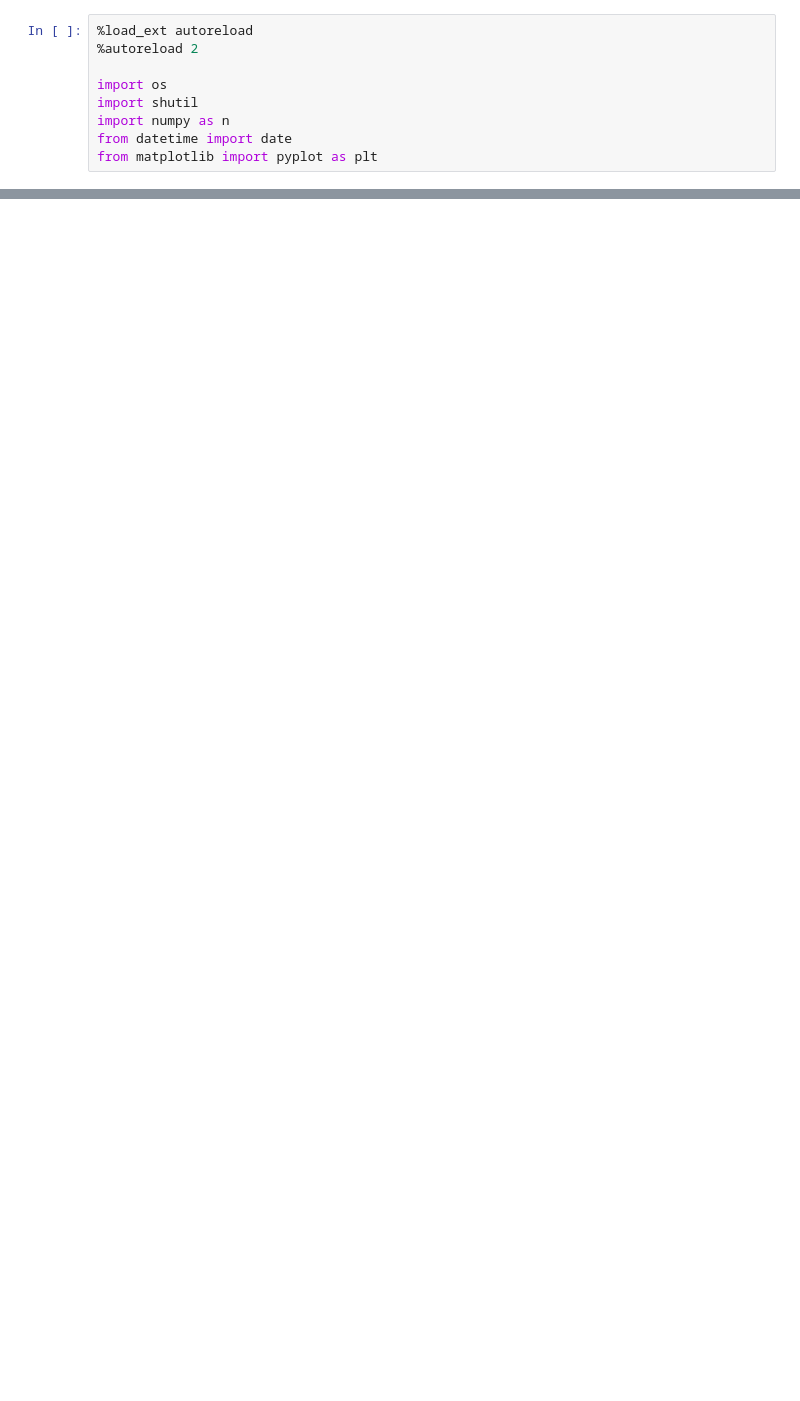
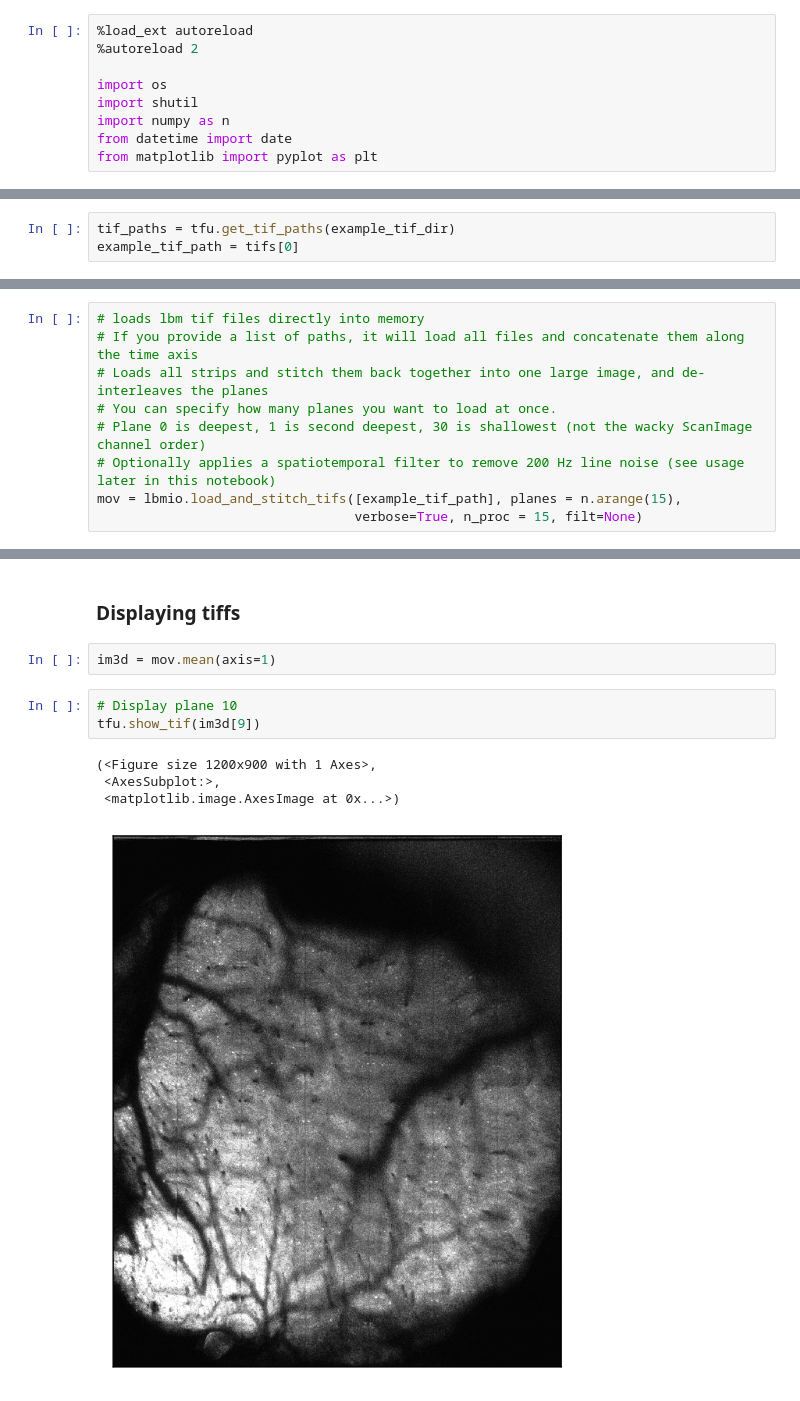
Before and after one commit to alihaydaroglu/suite3d, a Jupyter notebook: notebooks/example.ipynb, the cells around one changed output, grey strips where cells are left out. Saved outputs shown, nothing was run; the diff lists cells and outputs as text; blank space fills up the shorter version.

Commit message:
demo notebook

```diff
--- a/notebooks/example.ipynb
+++ b/notebooks/example.ipynb
@@ -19,0 +27,3 @@ ModuleNotFoundError: No module named 'suite2p.suite2p'
+# %%
+tif_paths = tfu.get_tif_paths(example_tif_dir)
+example_tif_path = tifs[0]
@@ -19,0 +34,9 @@ ModuleNotFoundError: No module named 'suite2p.suite2p'
+# %%
+# loads lbm tif files directly into memory
+# If you provide a list of paths, it will load all files and concatenate them along the time axis
+# Loads all strips and stitch them back together into one large image, and de-interleaves the planes
+# You can specify how many planes you want to load at once.
+# Plane 0 is deepest, 1 is second deepest, 30 is shallowest (not the wacky ScanImage channel order)
+# Optionally applies a spatiotemporal filter to remove 200 Hz line noise (see usage later in this notebook)
+mov = lbmio.load_and_stitch_tifs([example_tif_path], planes = n.arange(15),
+                                 verbose=True, n_proc = 15, filt=None)
@@ -19,0 +65,12 @@ ModuleNotFoundError: No module named 'suite2p.suite2p'
+# %% [markdown]
+### Displaying tiffs
+# %%
+im3d = mov.mean(axis=1)
+# %%
+# Display plane 10
+tfu.show_tif(im3d[9])
+# %% [output]
+(<Figure size 1200x900 with 1 Axes>,
+ <AxesSubplot:>,
+ <matplotlib.image.AxesImage at 0x...>)
+[figure, added]
```
Also changed, not shown: parts of 33 cells of this notebook, 4 other files.
